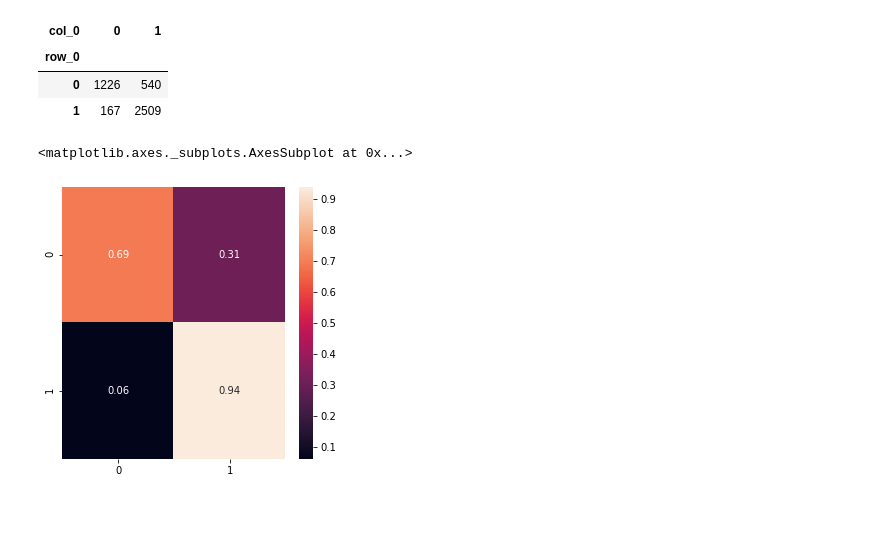
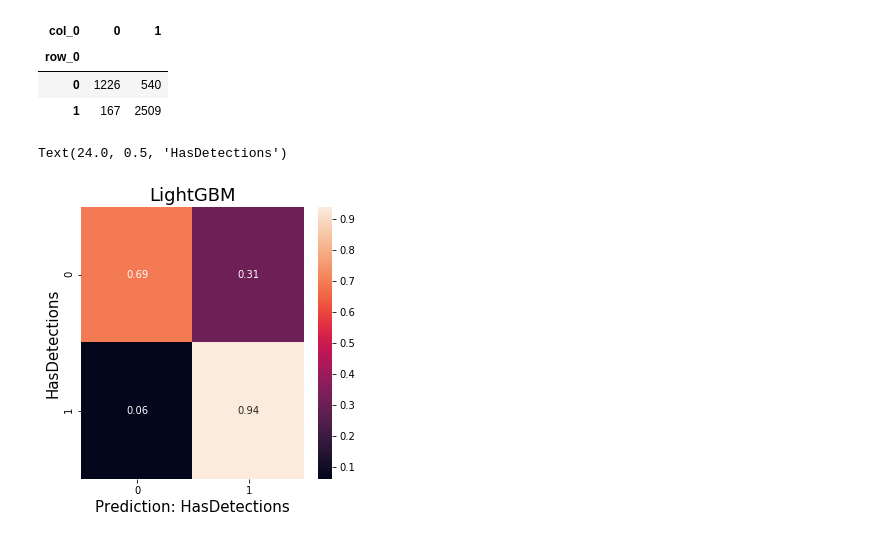
Before and after one commit to ebkim0925/ClusterML, a Jupyter notebook: notebook/3.cluster-ml-model-test.ipynb, the cells around one changed output. Cells and saved outputs as stored; diff of their text form; code cells hidden in the pictures; blank space fills up the shorter version.

```diff
--- a/notebook/3.cluster-ml-model-test.ipynb
+++ b/notebook/3.cluster-ml-model-test.ipynb
@@ -268,9 +265,16 @@ import seaborn as sn
 # %%
+# plot cm
+import seaborn as sn
+
 cm = confusion_matrix(y, y_pred)
-# Normalise
+# normalise
 cmn = cm.astype('float') / cm.sum(axis=1)[:, np.newaxis]
+
 fig, ax = plt.subplots(figsize=(5,5))
-sn.heatmap(cmn, annot=True, fmt='.2f')#, x_label='label')
+hm = sn.heatmap(cmn, annot=True, fmt='.2f')#, x_label='label')
+hm.axes.set_title("LightGBM",fontsize=18)
+hm.set_xlabel('Prediction: HasDetections',fontsize=15)
+hm.set_ylabel('HasDetections',fontsize=15)
 # %% [output]
-<matplotlib.axes._subplots.AxesSubplot at 0x...>
+Text(24.0, 0.5, 'HasDetections')
-[figure, old version]
+[figure, new version]
```
Also changed, not shown: parts of 17 cells of this notebook.
